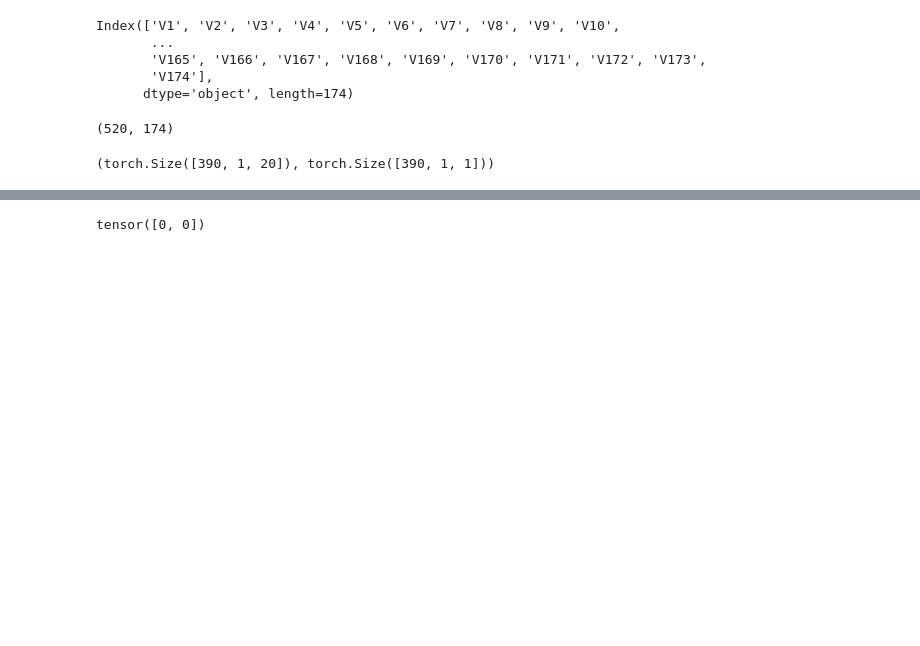
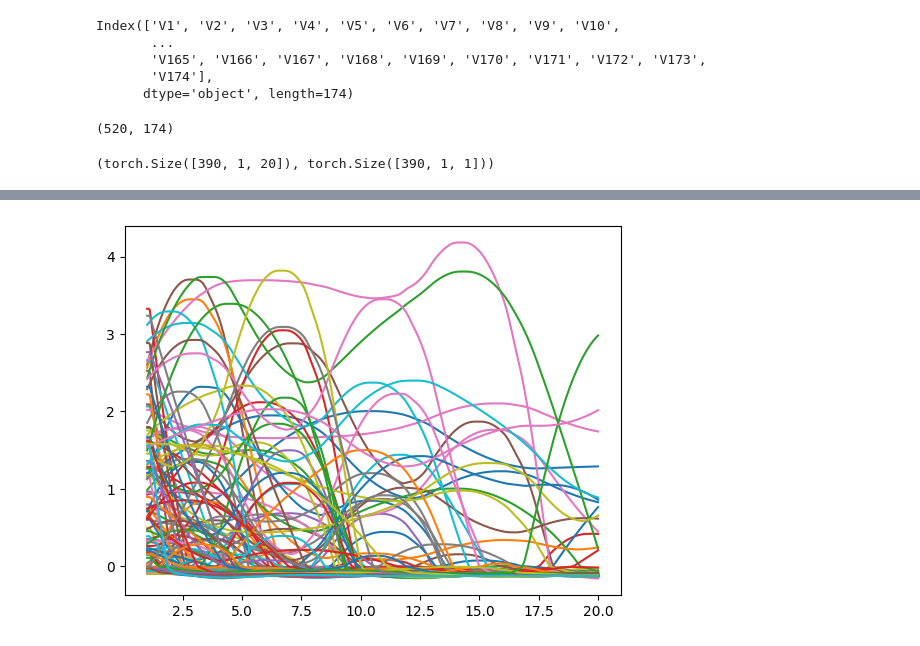
Before and after one commit to Larcheveque-Valentin/CNN, a Jupyter notebook: MNIST_Classifiers/Functionnal Classifier/Hyper_parameter search.ipynb, the cells around one changed output, grey strips where cells are left out. Drawn from its saved outputs; the diff is of its cells as text; code cells hidden in the pictures; blank space fills up the shorter version.

```diff
--- a/MNIST_Classifiers/Functionnal Classifier/Hyper_parameter search.ipynb
+++ b/MNIST_Classifiers/Functionnal Classifier/Hyper_parameter search.ipynb
@@ -501,4 +599,6 @@ def train(n_epochs):
 # %%
-train(1)
-print("Précision moyenne =",((torch.sum(torch.argmax(CNN(x_test),dim=1)==y_test)/x_test.shape[0])*100).detach().cpu().numpy(),"%")
+train_fn = Compile_train(module=Model, lr=lr_adam, opt="Adam", loss=loss_function, batch_size=batch_size)
+train_fn(n_epochs=1)
+accuracy=((torch.sum(torch.argmax(Model(x_test),dim=1)==y_test)/x_test.shape[0])*100)
+accuracy
 # %% [output]
@@ -635,12 +670,0 @@ OutOfMemoryError: CUDA out of memory. Tried to allocate 746.00 MiB (GPU 0; 6.00
-# %%
-accuracy=torch.tensor([0]).cuda()
-precision=torch.tensor([0]).cuda()
-for i in range(int(len(x_test)/10)):
-    outputs=torch.argmax(CNN(x_test[(i*10):(10*(i+1))]),dim=1)
-    real_labels=y_test[(i*10):(10*(i+1))]
-    Batch_precision=torch.sum(y_test[(i*10):10*(i+1)]==outputs)/10
-    accuracy=(accuracy+Batch_precision)/2
-    Mean_accuracy=accuracy.cuda()
-
-precision=torch.cat([precision,Mean_accuracy],dim=0)
-precision
@@ -680,10 +827,9 @@ tensor([0.0000, 0.4123], device='cuda:0')
-# %%
-precision=torch.tensor([0])
-Mean_accuracy=torch.tensor([0])
-precision=torch.cat([precision,Mean_accuracy],dim=0)
-precision
-# %% [output]
-tensor([0, 0])
+# %%
+
+grid_convlayer1.plot()
+plt.show()
+# %% [output]
+[figure, added]
 # %%
 import gc
 torch.cuda.empty_cache()
```
Also changed, not shown: parts of 30 cells of this notebook.
